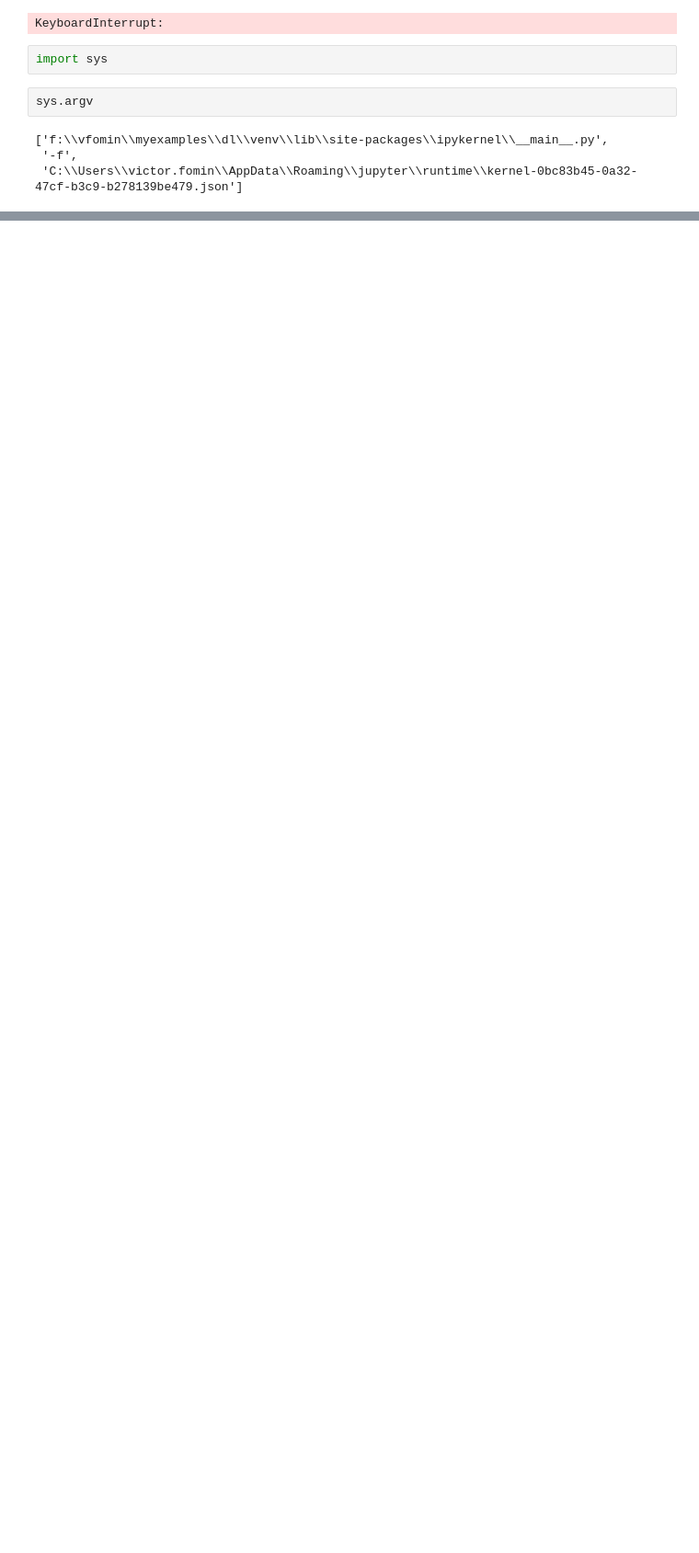
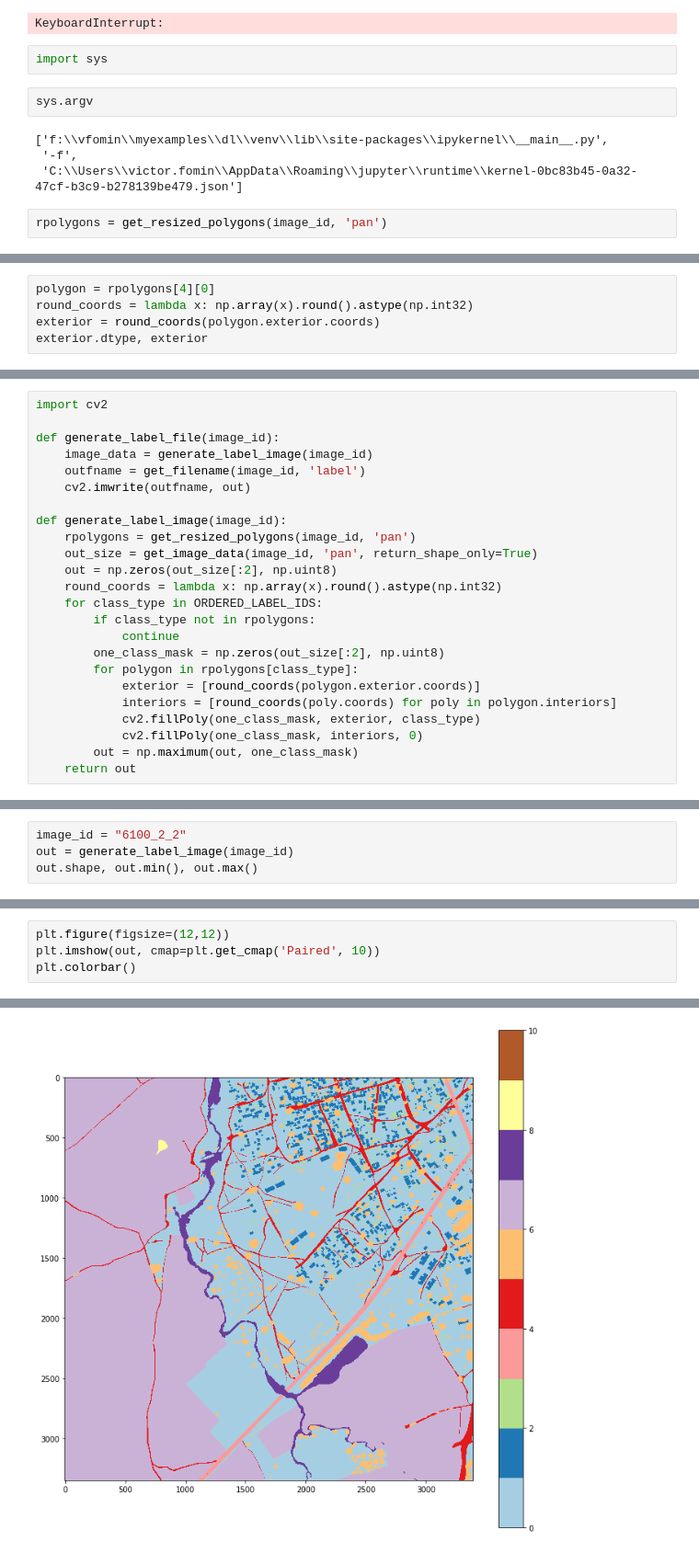
Before and after one commit to vfdev-5/DSTL_FD, a Jupyter notebook: examples/temp.ipynb, the cells around one changed output, grey strips where cells are left out. Shown at 92% size. Cells and saved outputs as stored; diff of their text form; blank space fills up the shorter version.

```diff
--- a/examples/temp.ipynb
+++ b/examples/temp.ipynb
@@ -103,3 +103,5 @@ sys.argv
 ['f:\\vfomin\\myexamples\\dl\\venv\\lib\\site-packages\\ipykernel\\__main__.py',
  '-f',
  'C:\\Users\\victor.fomin\\AppData\\Roaming\\jupyter\\runtime\\kernel-0bc83b45-0a32-47cf-b3c9-b278139be479.json']
+# %%
+rpolygons = get_resized_polygons(image_id, 'pan')
@@ -105,0 +129,5 @@ sys.argv
+# %%
+polygon = rpolygons[4][0]
+round_coords = lambda x: np.array(x).round().astype(np.int32)
+exterior = round_coords(polygon.exterior.coords)
+exterior.dtype, exterior
@@ -105,0 +195,24 @@ sys.argv
+# %%
+import cv2
+
+def generate_label_file(image_id):
+    image_data = generate_label_image(image_id)
+    outfname = get_filename(image_id, 'label')
+    cv2.imwrite(outfname, out)
+
+def generate_label_image(image_id):
+    rpolygons = get_resized_polygons(image_id, 'pan')
+    out_size = get_image_data(image_id, 'pan', return_shape_only=True)
+    out = np.zeros(out_size[:2], np.uint8)
+    round_coords = lambda x: np.array(x).round().astype(np.int32)
+    for class_type in ORDERED_LABEL_IDS:
+        if class_type not in rpolygons:
+            continue
+        one_class_mask = np.zeros(out_size[:2], np.uint8)
+        for polygon in rpolygons[class_type]:
+            exterior = [round_coords(polygon.exterior.coords)]
+            interiors = [round_coords(poly.coords) for poly in polygon.interiors]
+            cv2.fillPoly(one_class_mask, exterior, class_type)
+            cv2.fillPoly(one_class_mask, interiors, 0)
+        out = np.maximum(out, one_class_mask)
+    return out
@@ -105,0 +223,4 @@ sys.argv
+# %%
+image_id = "6100_2_2"
+out = generate_label_image(image_id)
+out.shape, out.min(), out.max()
@@ -105,0 +229,5 @@ sys.argv
+# %%
+plt.figure(figsize=(12,12))
+plt.imshow(out, cmap=plt.get_cmap('Paired', 10))
+plt.colorbar()
+# %% [output]
@@ -105,0 +235 @@ sys.argv
+[figure, added]
```
Also changed, not shown: parts of 17 cells of this notebook, 7 other files.
